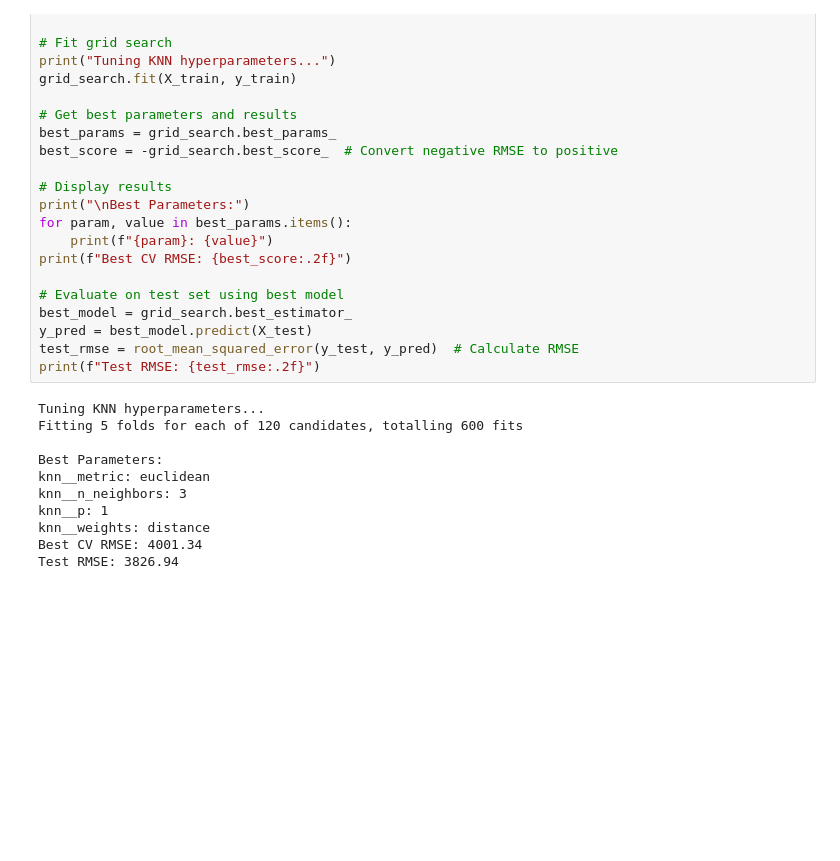
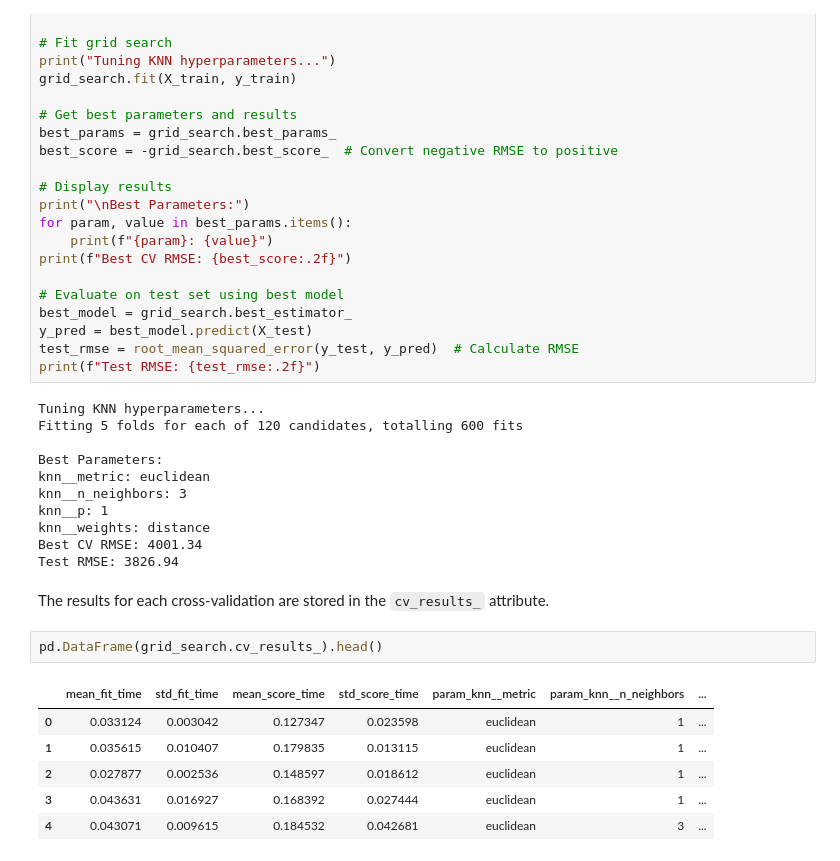
Before and after one commit to Lizhen0909/STAT303-3-class-notes, a Jupyter notebook: KNN.ipynb, the cells around one changed output. Drawn from its saved outputs; the diff is of its cells as text; blank space fills up the shorter version.

```diff
--- a/KNN.ipynb
+++ b/KNN.ipynb
@@ -322,3 +322,14 @@ knn__p: 1
 knn__weights: distance
 Best CV RMSE: 4001.34
 Test RMSE: 3826.94
+# %% [markdown]
+The results for each cross-validation are stored in the `cv_results_` attribute.
+# %%
+pd.DataFrame(grid_search.cv_results_).head()
+# %% [output]
+|  | mean_fit_time | std_fit_time | mean_score_time | std_score_time | param_knn__metric | param_knn__n_neighbors | ... |
+| 0 | 0.033124 | 0.003042 | 0.127347 | 0.023598 | euclidean | 1 | ... |
+| 1 | 0.035615 | 0.010407 | 0.179835 | 0.013115 | euclidean | 1 | ... |
+| 2 | 0.027877 | 0.002536 | 0.148597 | 0.018612 | euclidean | 1 | ... |
+| 3 | 0.043631 | 0.016927 | 0.168392 | 0.027444 | euclidean | 1 | ... |
+| 4 | 0.043071 | 0.009615 | 0.184532 | 0.042681 | euclidean | 3 | ... |
```
Also changed, not shown: parts of 4 cells of this notebook, 2 other files.
